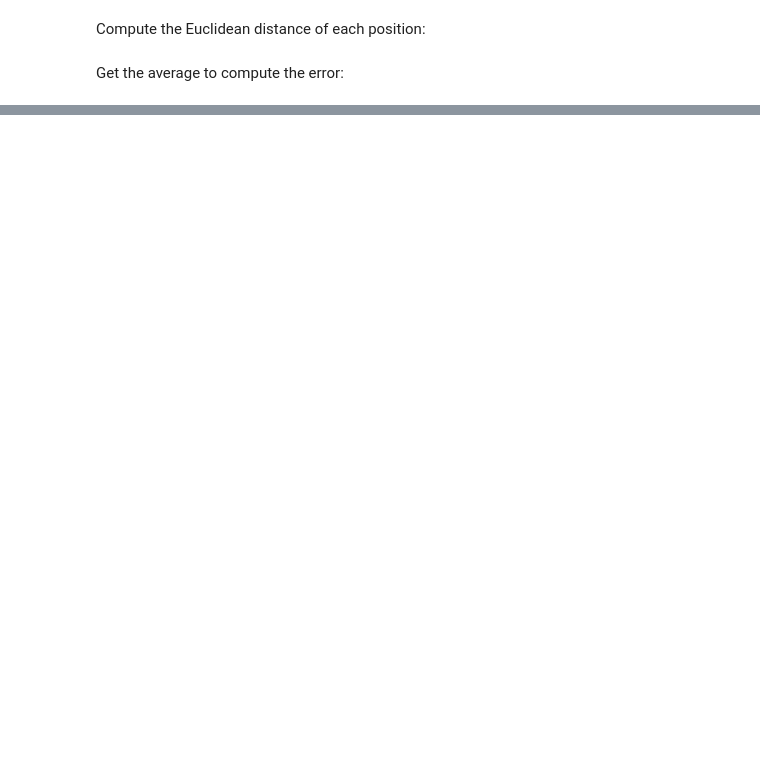
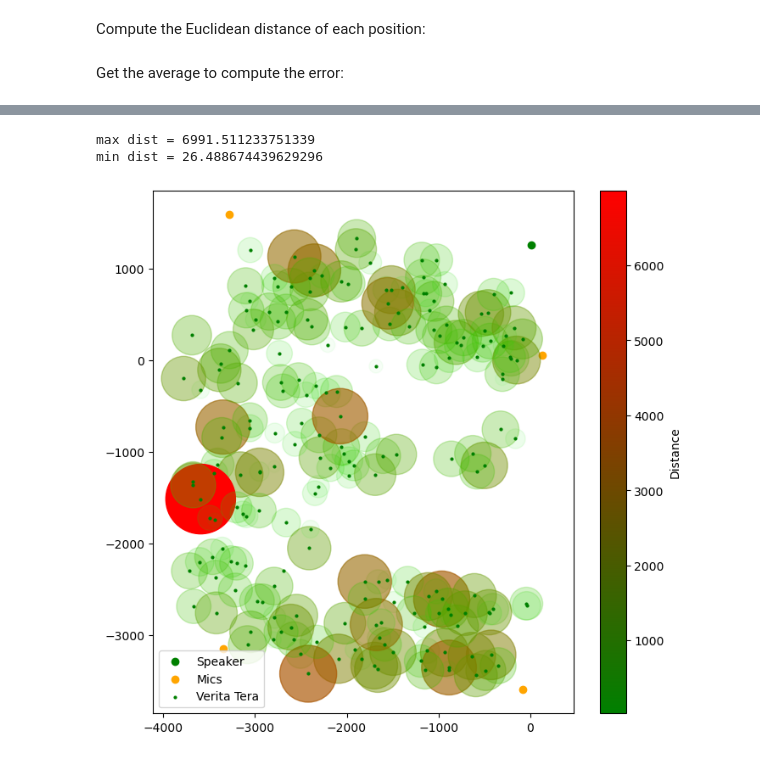
Before and after one commit to LilianSchall/datahack-accoustic, a Jupyter notebook: 01-linear_regression.ipynb, the cells around one changed output, grey strips where cells are left out. Cells and saved outputs as stored; diff of their text form; code cells hidden in the pictures; blank space fills up the shorter version.

```diff
--- a/01-linear_regression.ipynb
+++ b/01-linear_regression.ipynb
@@ -175,0 +209,6 @@ human1_dataset[0].room_setup.plot_heatmap(y_pred, y_test, avg)
+# %%
+human1_dataset[0].room_setup.plot_heatmap(y_pred, y_test, avg)
+# %% [output]
+max dist = 6991.511233751339
+min dist = 26.488674439629296
+[figure, added]
```
Also changed, not shown: parts of 7 cells of this notebook, 3 other files.
